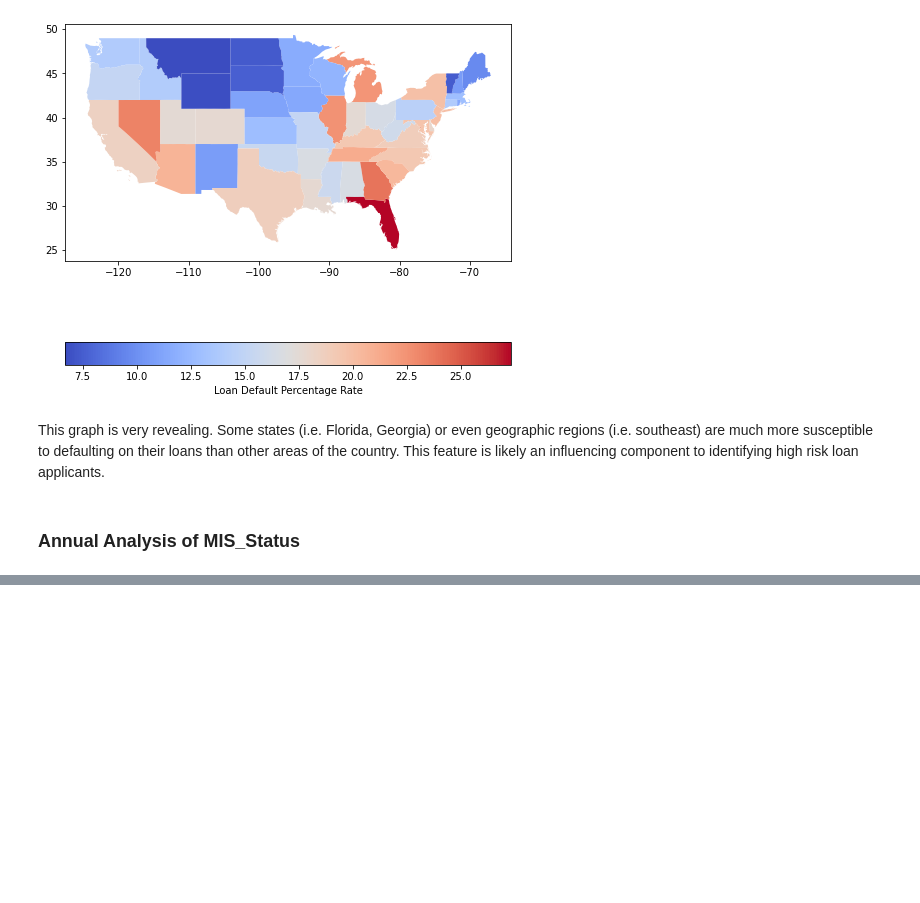
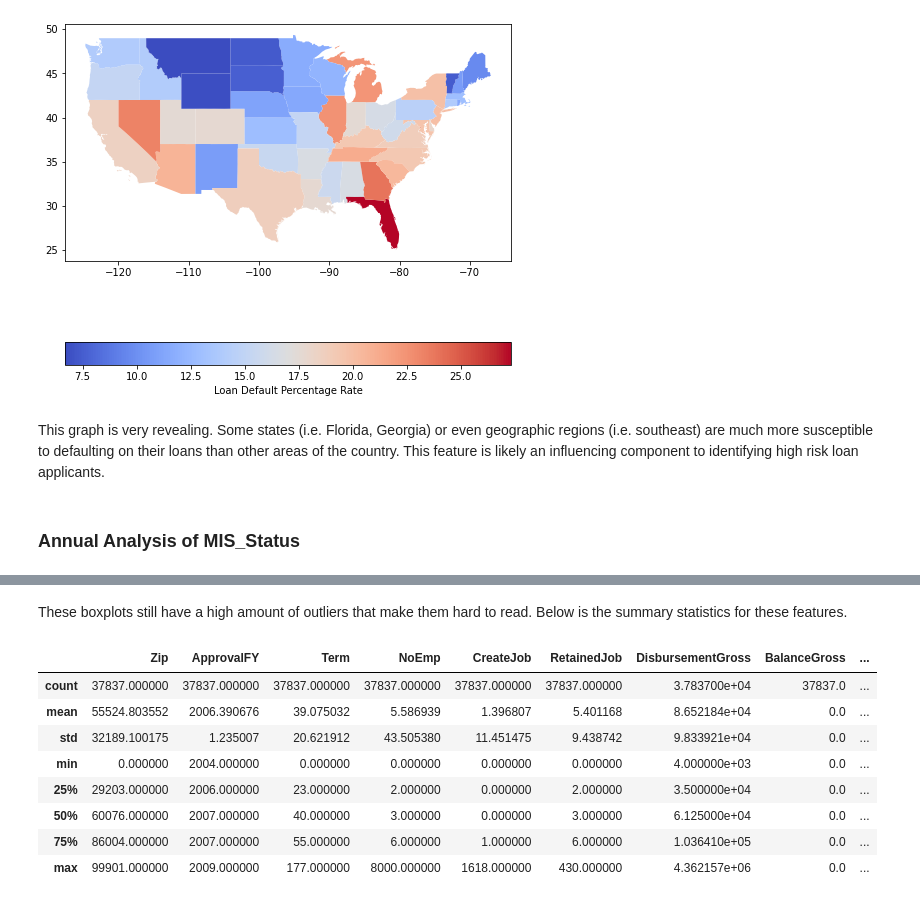
Before and after one commit to mitchellramsey/sba-hra-analysis, a Jupyter notebook: notebooks/2.0_exploratory_data_analysis_mr_2022_0321.ipynb, the cells around one changed output, grey strips where cells are left out. Drawn from its saved outputs; the diff is of its cells as text; code cells hidden in the pictures; blank space fills up the shorter version.

```diff
--- a/notebooks/2.0_exploratory_data_analysis_mr_2022_0321.ipynb
+++ b/notebooks/2.0_exploratory_data_analysis_mr_2022_0321.ipynb
@@ -308,0 +407,14 @@ Definitely getting closer to identifing some key factors into identifying high r
+# %% [markdown]
+These boxplots still have a high amount of outliers that make them hard to read. Below is the summary statistics for these features.
+# %%
+gr_urb_rlc_data[gr_urb_rlc_data['MIS_Status_v2'] =='default'].describe()
+# %% [output]
+|  | Zip | ApprovalFY | Term | NoEmp | CreateJob | RetainedJob | DisbursementGross | BalanceGross | ... |
+| count | 37837.000000 | 37837.000000 | 37837.000000 | 37837.000000 | 37837.000000 | 37837.000000 | 3.783700e+04 | 37837.0 | ... |
+| mean | 55524.803552 | 2006.390676 | 39.075032 | 5.586939 | 1.396807 | 5.401168 | 8.652184e+04 | 0.0 | ... |
+| std | 32189.100175 | 1.235007 | 20.621912 | 43.505380 | 11.451475 | 9.438742 | 9.833921e+04 | 0.0 | ... |
+| min | 0.000000 | 2004.000000 | 0.000000 | 0.000000 | 0.000000 | 0.000000 | 4.000000e+03 | 0.0 | ... |
+| 25% | 29203.000000 | 2006.000000 | 23.000000 | 2.000000 | 0.000000 | 2.000000 | 3.500000e+04 | 0.0 | ... |
+| 50% | 60076.000000 | 2007.000000 | 40.000000 | 3.000000 | 0.000000 | 3.000000 | 6.125000e+04 | 0.0 | ... |
+| 75% | 86004.000000 | 2007.000000 | 55.000000 | 6.000000 | 1.000000 | 6.000000 | 1.036410e+05 | 0.0 | ... |
+| max | 99901.000000 | 2009.000000 | 177.000000 | 8000.000000 | 1618.000000 | 430.000000 | 4.362157e+06 | 0.0 | ... |
```
Also changed, not shown: parts of 62 cells of this notebook, 3 other files.
